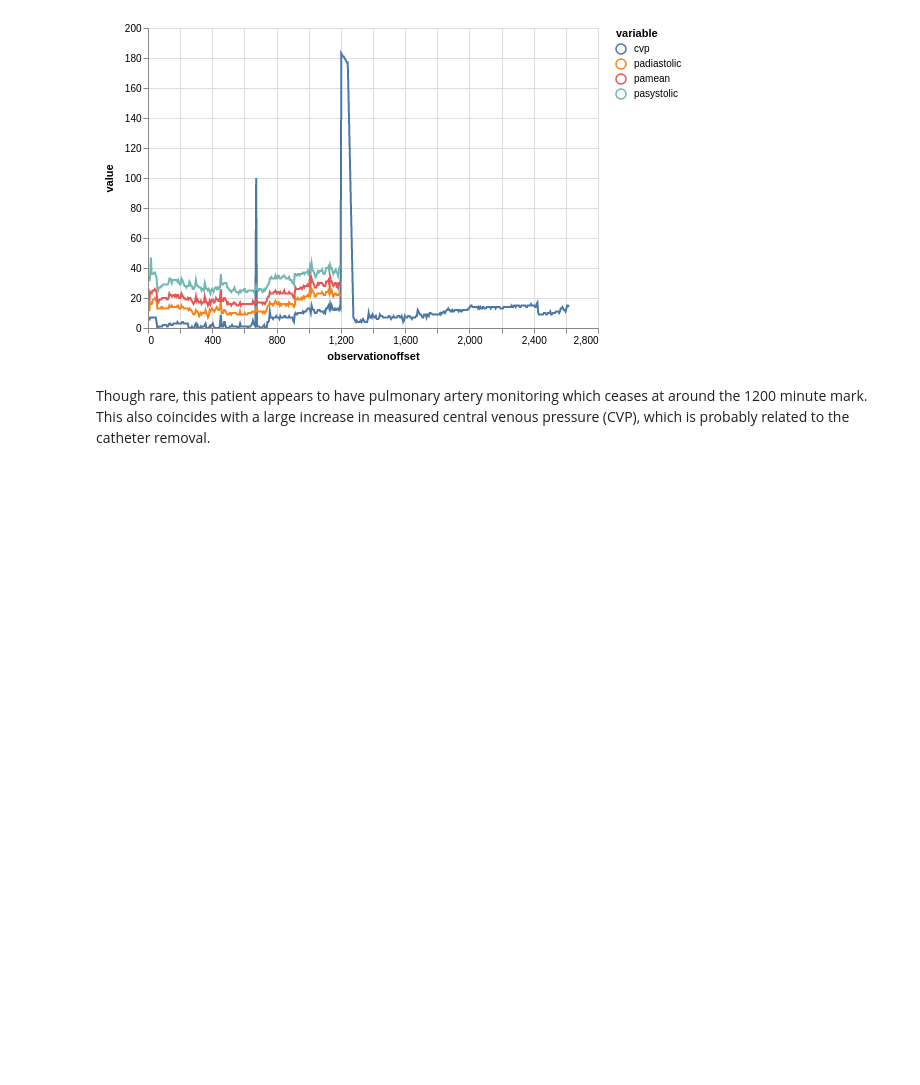
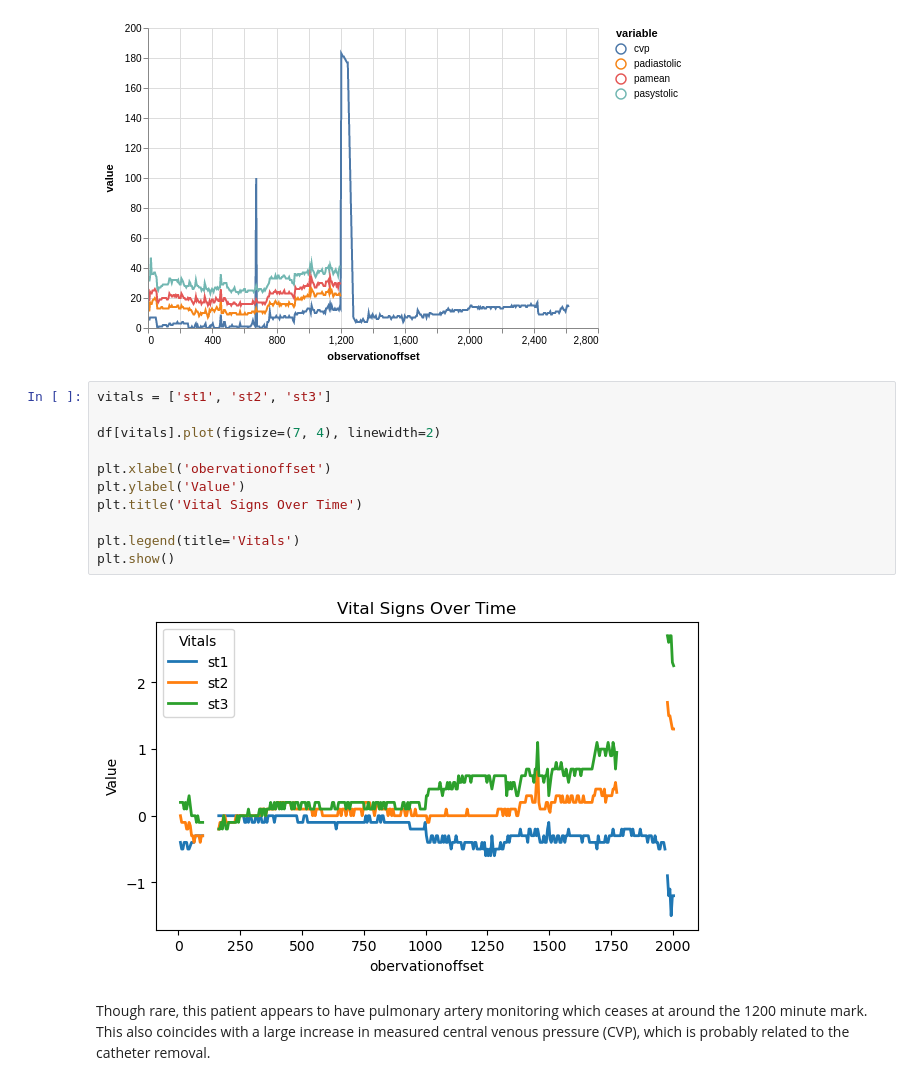
Before and after one commit to joy628/master-project, a Jupyter notebook: notebooks/vitalperiodic.ipynb, the cells around one changed output. Saved outputs shown, nothing was run; the diff lists cells and outputs as text; blank space fills up the shorter version.

```diff
--- a/notebooks/vitalperiodic.ipynb
+++ b/notebooks/vitalperiodic.ipynb
@@ -117,6 +145,19 @@ df[vitals].vgplot.line()
 # %% [output]
 [interactive output not drawn]
 [figure]
+# %%
+vitals = ['st1', 'st2', 'st3']
+
+df[vitals].plot(figsize=(7, 4), linewidth=2)
+
+plt.xlabel('obervationoffset')
+plt.ylabel('Value')
+plt.title('Vital Signs Over Time')
+
+plt.legend(title='Vitals')
+plt.show()
+# %% [output]
+[figure, added]
 # %% [markdown]
 Though rare, this patient appears to have pulmonary artery monitoring which ceases at around the 1200 minute mark. This also coincides with a large increase in measured central venous pressure (CVP), which is probably related to the catheter removal.
 # %%
```
Also changed, not shown: parts of 6 cells of this notebook, 2 other files.
